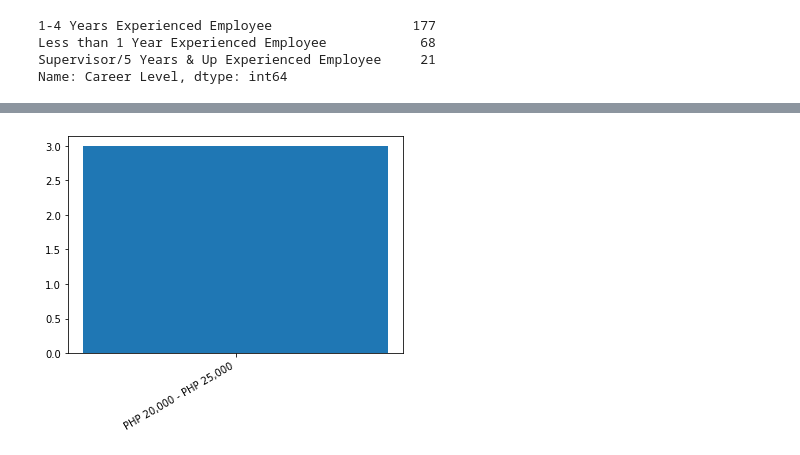
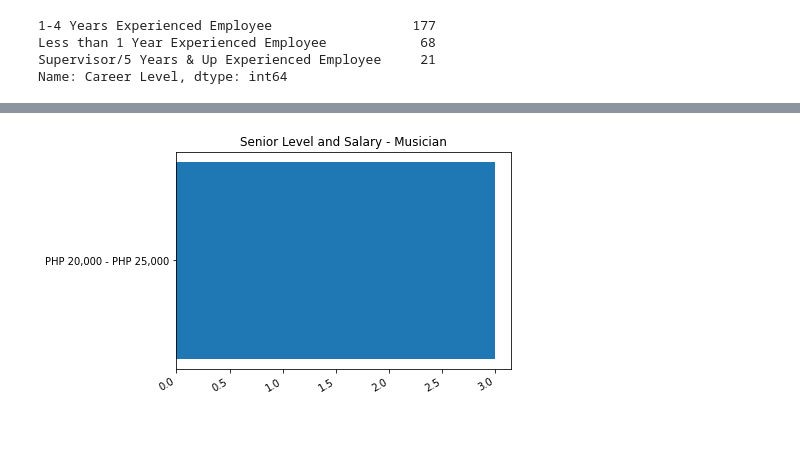
Before and after one commit to jvicrosario1106/husay_project_task, a Jupyter notebook: Data Analysis/Jobstreet Analysis/jobstreet_musician.ipynb, the cells around one changed output, grey strips where cells are left out. Saved outputs shown, nothing was run; the diff lists cells and outputs as text; code cells hidden in the pictures; blank space fills up the shorter version.

```diff
--- a/Data Analysis/Jobstreet Analysis/jobstreet_musician.ipynb
+++ b/Data Analysis/Jobstreet Analysis/jobstreet_musician.ipynb
@@ -219,9 +221,10 @@ plt.show()
 # %%
 high_level = merge.loc[merge["Career Level"] == "Supervisor/5 Years & Up Experienced Employee"]
 high_level_salary = high_level[high_level["Salary"] != "None"]
 count_high = high_level_salary["Salary"].value_counts()[0:10]
-plt.bar(count_high.index, count_high.values)
+plt.barh(count_high.index, count_high.values)
+plt.title("Senior Level and Salary - Musician")
 plt.xticks(rotation="30",ha="right")
 plt.show()
 # %% [output]
-[figure, old version]
+[figure, new version]
```
Also changed, not shown: parts of 2 cells of this notebook, 7 other files.
